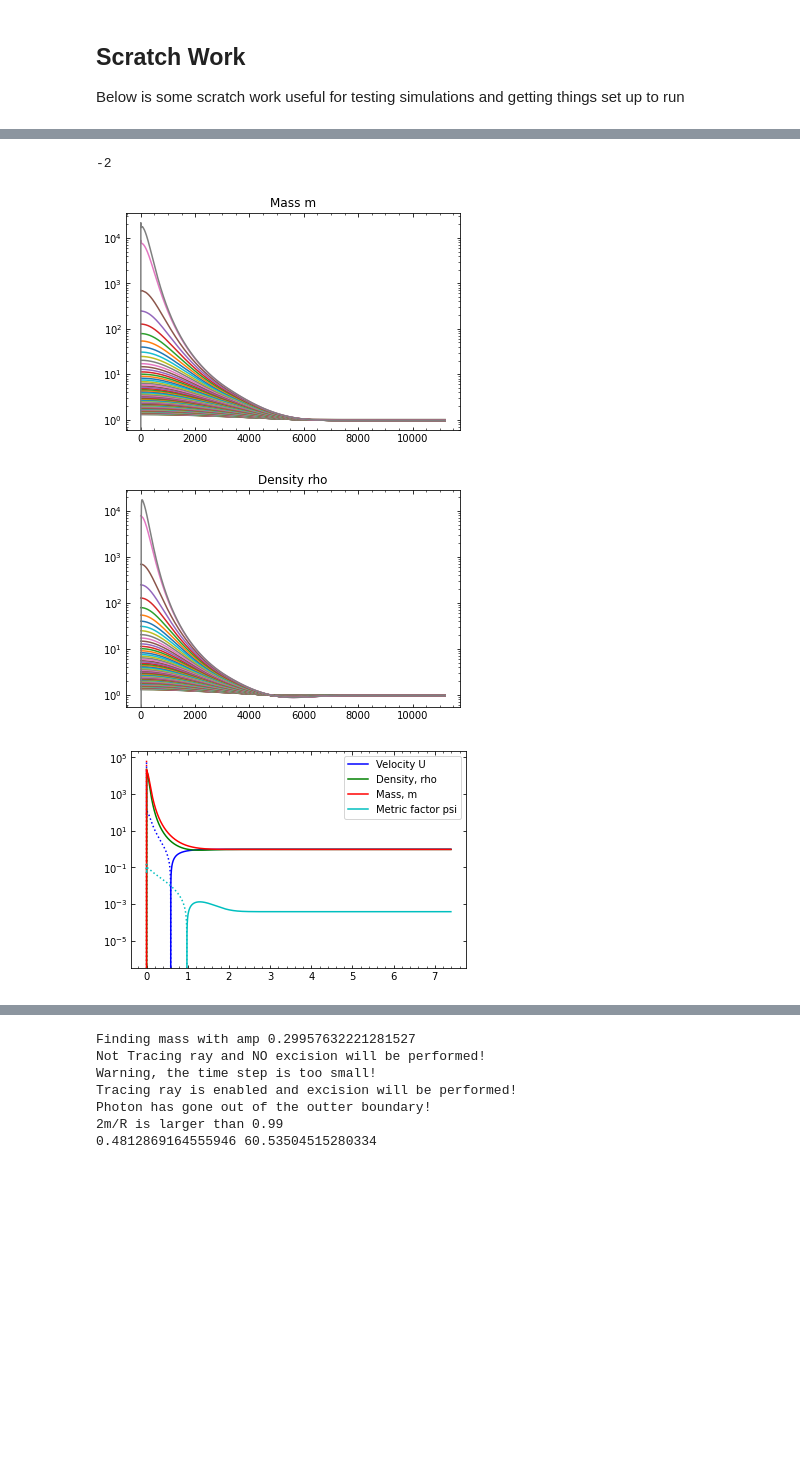
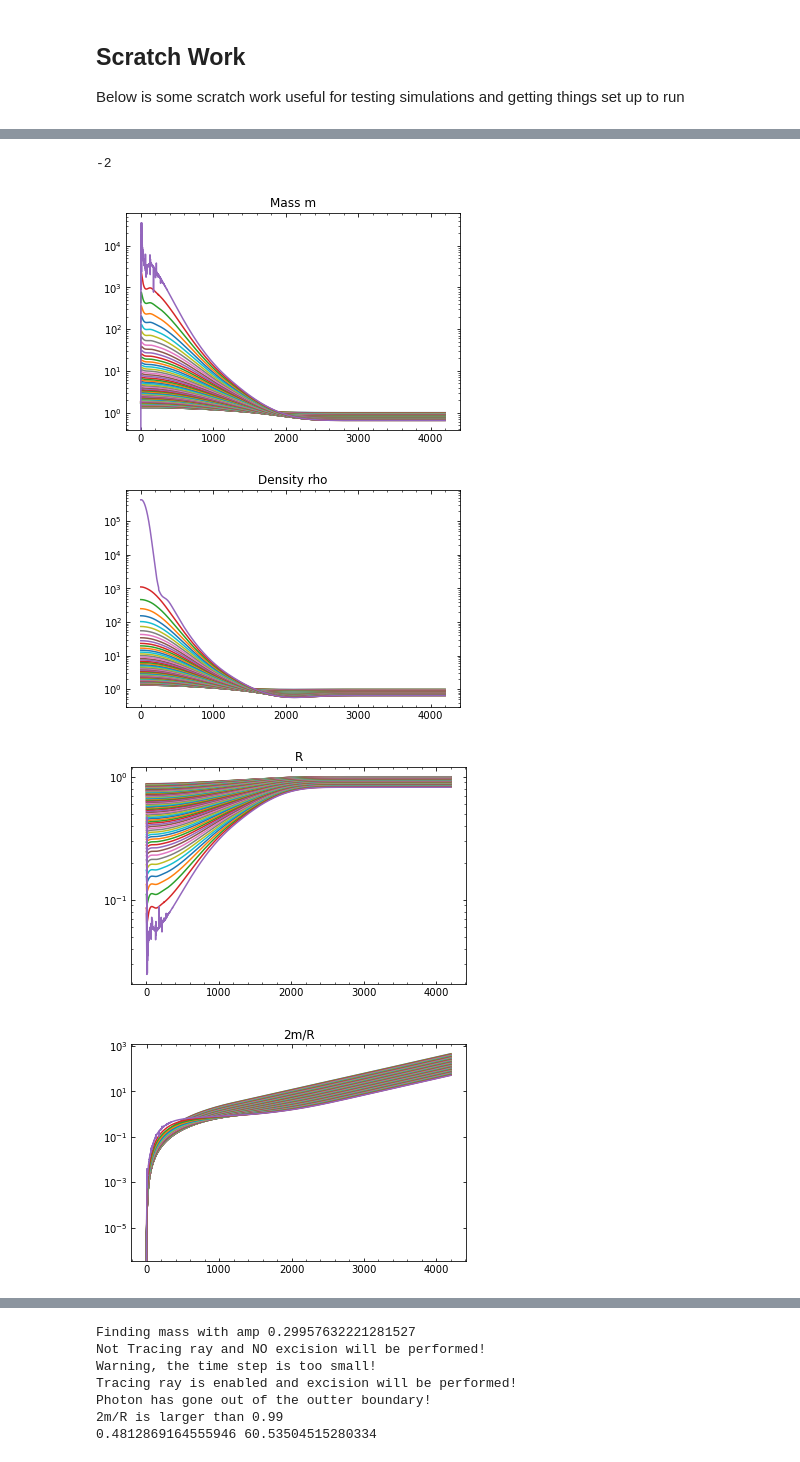
Before and after one commit to jbmertens/criticalcollapse, a Jupyter notebook: Critical_scaling.ipynb, the cells around one changed output, grey strips where cells are left out. Saved outputs shown, nothing was run; the diff lists cells and outputs as text; code cells hidden in the pictures; blank space fills up the shorter version.

Commit message:
qcd graph+more debugging graphs

```diff
--- a/Critical_scaling.ipynb
+++ b/Critical_scaling.ipynb
@@ -189,14 +192,14 @@ Code below will set up grids (arrays) for running the simulations.
 # some general set-up
 
 # simulation resolution parameter
-n = 8000
+n = 3000
 
 # Generate an array of coordinate positions for the simulation to run at
 lower = -0.5 # The coordinates will be linearly spaced from 0 to e^lower
 upper = 2.0 # The coordinates will be log spaced from e^lower to e^upper
 A = mix_grid(lower,upper,n)
 
-w = 0.01 # equation of state parameter
+w = 0.1 # equation of state parameter
 alpha = (2 / 3) * (1+w) # Parameter appearing in exponent describing the expansion rate (not the lapse)
 
 rho0 = 1 # initial density value in Hubble units
@@ -212,11 +215,11 @@ Below is some scratch work useful for testing simulations and getting things set
 # Reload MS module and try a run
 reload(ms_hm.MS)
 from ms_hm.MS import *
-amp = 0.3
+amp = 0.335
 (R, m, U) = gen_init(amp)
 ms = MS(R, m, U, w, alpha, A, rho0,
-        trace_ray=False, BH_threshold=-1, sm_sigma=20, plot_interval=200)
-ms.run_steps(40000)
+        trace_ray=False, BH_threshold=-1, sm_sigma=60, plot_interval=200)
+ms.run_steps(4000000)
 # %% [output]
 Not Tracing ray and NO excision will be performed!
 Mass near origin is negative, so a black hole likely won't be forming!
@@ -230,4 +232,5 @@ This occurred at step 17230
 -2
-[figure, old version]
+[figure, new version]
-[figure, old version]
+[figure, new version]
-[figure, old version]
+[figure, new version]
+[figure, added]
```
Also changed, not shown: parts of 4 cells of this notebook, 3 other files.
